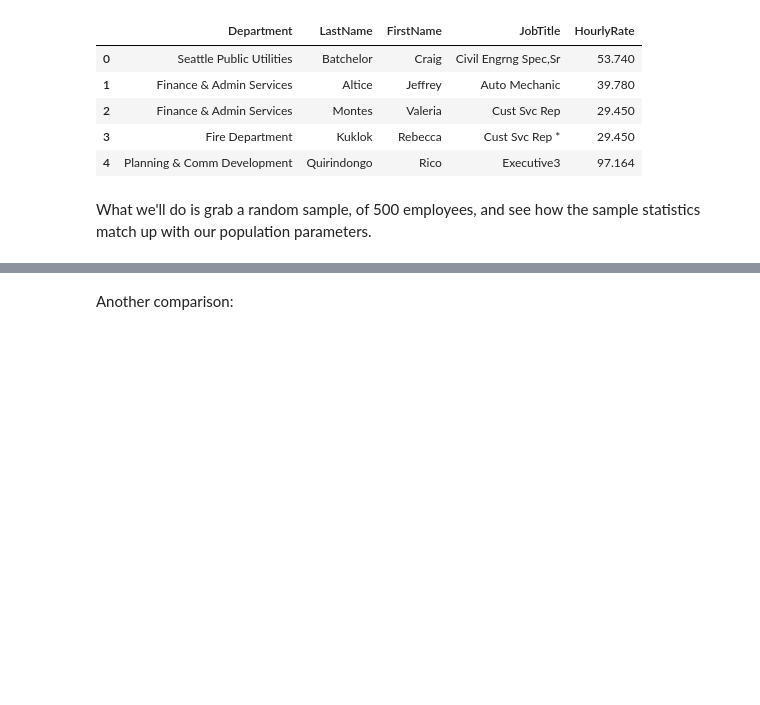
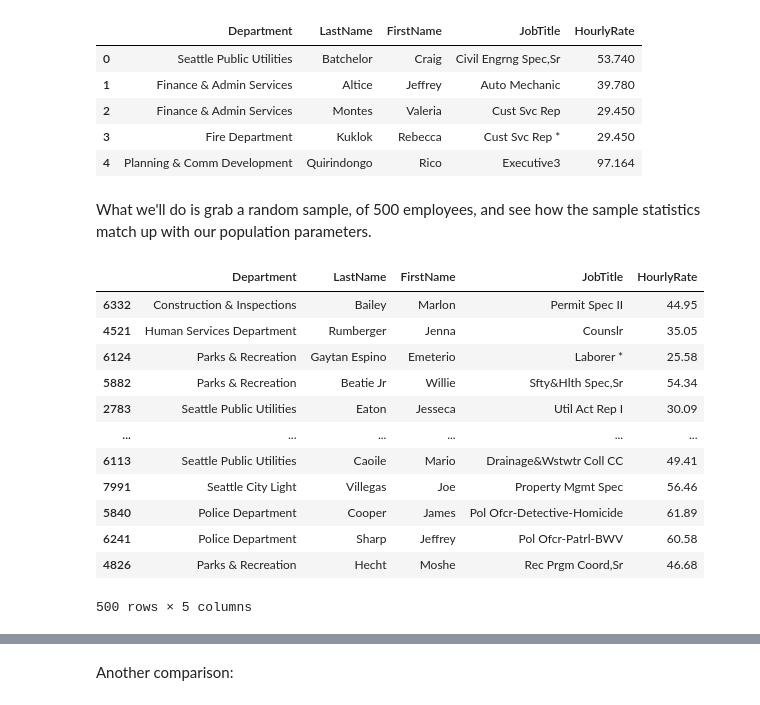
Before and after one commit to evanstaffen/NYC-DS-091922, a Jupyter notebook: Phase_2/Phase2_Topic12_Statistical_Distributions/1_StatisticalDistributions1/Statistical_Distributions_Sampling.ipynb, the cells around one changed output, grey strips where cells are left out. Cells and saved outputs as stored; diff of their text form; code cells hidden in the pictures; blank space fills up the shorter version.

```diff
--- a/Phase_2/Phase2_Topic12_Statistical_Distributions/1_StatisticalDistributions1/Statistical_Distributions_Sampling.ipynb
+++ b/Phase_2/Phase2_Topic12_Statistical_Distributions/1_StatisticalDistributions1/Statistical_Distributions_Sampling.ipynb
@@ -167,6 +167,21 @@ total_employees = len(df)
 # %%
 # Sample 500 random employees
 sample = df.sample(sample_size)
+sample
+# %% [output]
+|  | Department | LastName | FirstName | JobTitle | HourlyRate |
+| 6332 | Construction & Inspections | Bailey | Marlon | Permit Spec II | 44.95 |
+| 4521 | Human Services Department | Rumberger | Jenna | Counslr | 35.05 |
+| 6124 | Parks & Recreation | Gaytan Espino | Emeterio | Laborer * | 25.58 |
+| 5882 | Parks & Recreation | Beatie Jr | Willie | Sfty&Hlth Spec,Sr | 54.34 |
+| 2783 | Seattle Public Utilities | Eaton | Jesseca | Util Act Rep I | 30.09 |
+| ... | ... | ... | ... | ... | ... |
+| 6113 | Seattle Public Utilities | Caoile | Mario | Drainage&Wstwtr Coll CC | 49.41 |
+| 7991 | Seattle City Light | Villegas | Joe | Property Mgmt Spec | 56.46 |
+| 5840 | Police Department | Cooper | James | Pol Ofcr-Detective-Homicide | 61.89 |
+| 6241 | Police Department | Sharp | Jeffrey | Pol Ofcr-Patrl-BWV | 60.58 |
+| 4826 | Parks & Recreation | Hecht | Moshe | Rec Prgm Coord,Sr | 46.68 |
+500 rows × 5 columns
 # %%
 #Make a visualization that shows the distribution of hourly rate
 
```
Also changed, not shown: parts of 2 cells of this notebook.
